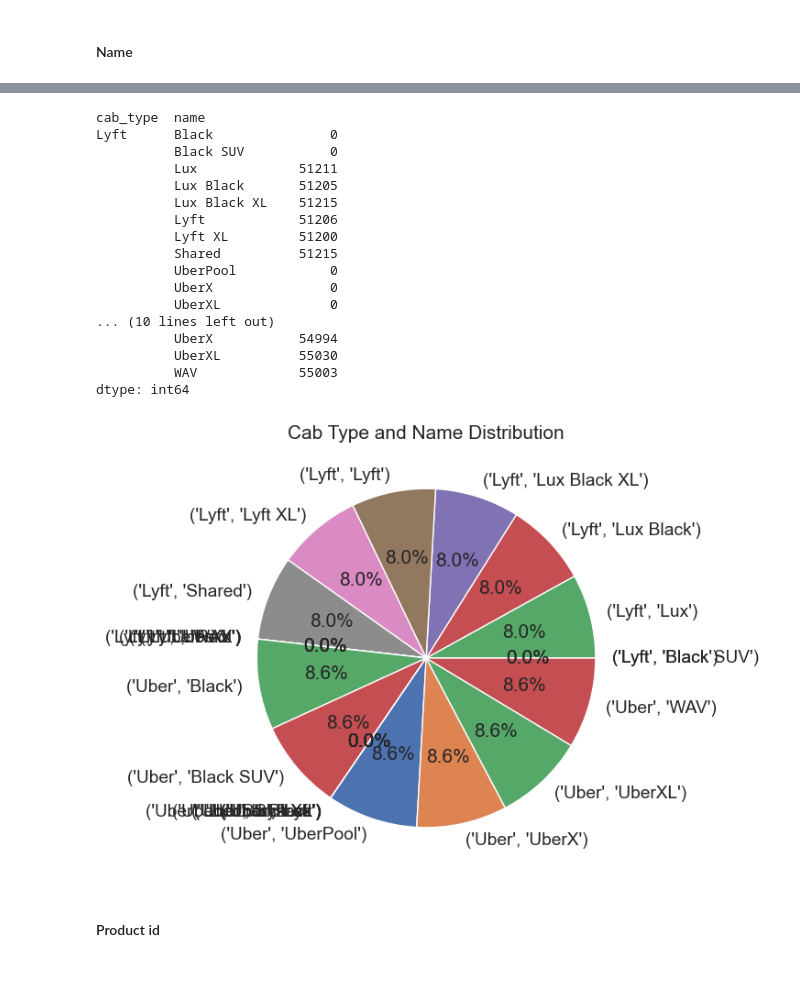
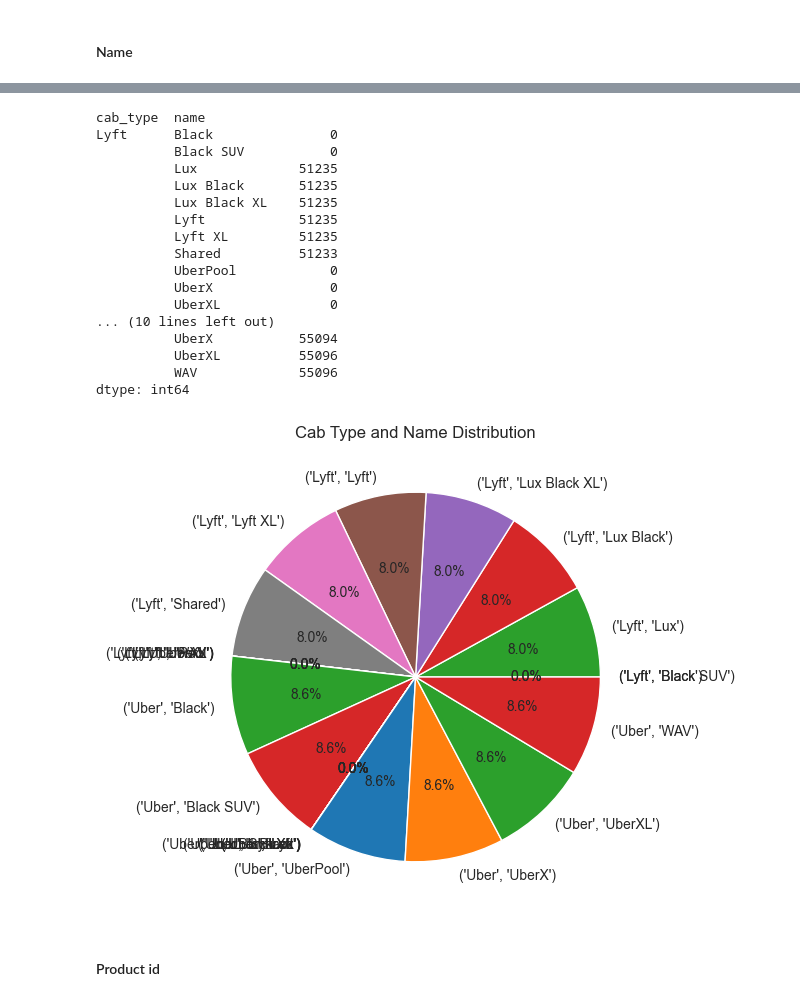
Before and after one commit to kasiadybcio/ML_2_regression-, a Jupyter notebook: notebooks/1. eda.ipynb, the cells around one changed output, grey strips where cells are left out. Saved outputs shown, nothing was run; the diff lists cells and outputs as text; code cells hidden in the pictures; blank space fills up the shorter version.

```diff
--- a/notebooks/1. eda.ipynb
+++ b/notebooks/1. eda.ipynb
@@ -357,35 +356,36 @@ plt.show()
 # %%
-data.groupby(['cab_type','name']).size()
+rides_filtered = rides[(rides != 0).all(axis=1)]
+rides_filtered.groupby(['cab_type', 'name']).size()
 # %% [output]
 cab_type  name
 Lyft      Black               0
           Black SUV           0
-          Lux             51211
-          Lux Black       51205
-          Lux Black XL    51215
-          Lyft            51206
-          Lyft XL         51200
-          Shared          51215
+          Lux             51235
+          Lux Black       51235
+          Lux Black XL    51235
+          Lyft            51235
+          Lyft XL         51235
+          Shared          51233
           UberPool            0
           UberX               0
           UberXL              0
 ... (10 lines left out)
-          UberX           54994
-          UberXL          55030
-          WAV             55003
+          UberX           55094
+          UberXL          55096
+          WAV             55096
 dtype: int64
 # %%
 sns.set_style("whitegrid")
-plt.figure(figsize=(6,6))
-grouped_data = data.groupby(['cab_type', 'name']).size()
+plot=plt.figure(figsize=(6,6))
+grouped_data = rides.groupby(['cab_type', 'name']).size()
 plt.pie(grouped_data, labels=grouped_data.index, autopct='%1.1f%%')
 _title = 'Cab Type and Name Distribution'
 plt.title(_title)
 fig = plot.get_figure()
 fig.savefig(f'../data/outputs/1.eda/{_title.replace(" ","_")}.png')
 plt.show()
 # %% [output]
-[figure, old version]
+[figure, new version]
 # %% [markdown]
 #### Product id
 # %%
```
Also changed, not shown: parts of 13 cells of this notebook.
